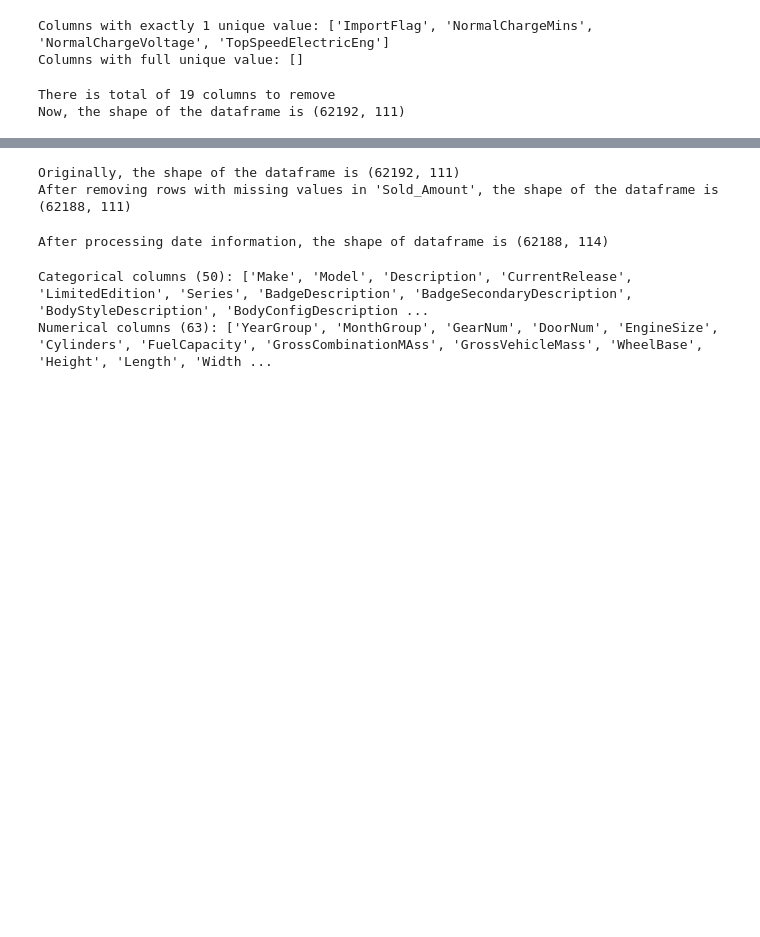
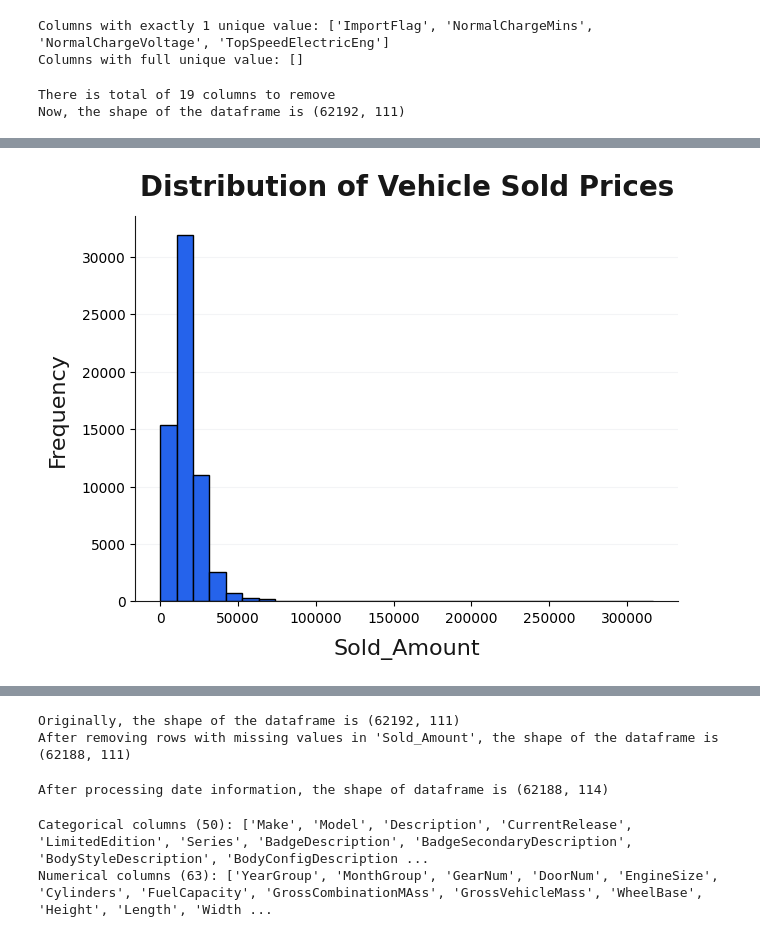
Before and after one commit to xinjue37/Vechicle_Sales_Price_Prediction, a Jupyter notebook: main.ipynb, the cells around one changed output, grey strips where cells are left out. Drawn from its saved outputs; the diff is of its cells as text; code cells hidden in the pictures; blank space fills up the shorter version.

```diff
--- a/main.ipynb
+++ b/main.ipynb
@@ -327,0 +192,20 @@ Now, the shape of the dataframe is (62192, 111)
+# %%
+target_col = 'Sold_Amount'
+if target_col in df.columns:
+    plt.figure(figsize=(7, 5))
+    plt.hist(df[target_col].dropna(), bins=30, color='#2563EB', edgecolor='black')
+    plt.title('Distribution of Vehicle Sold Prices', pad=15, fontsize=20, fontweight='semibold', color='#171717')
+    plt.xlabel('Sold_Amount', labelpad=10, fontsize=16, fontweight='medium', color='#171717')
+    plt.ylabel('Frequency', labelpad=10, fontsize=16, fontweight='medium', color='#171717')
+    plt.grid(axis='y', color='#F3F4F6')
+    ax = plt.gca()
+    ax.spines['top'].set_visible(False)
+    ax.spines['right'].set_visible(False)
+    ax.spines['left'].set_color('#171717')
+    ax.spines['bottom'].set_color('#171717')
+    ax.set_axisbelow(True)
+    plt.show()
+else:
+    print(f"Column '{target_col}' not found in the dataset. Available columns: ", list(df.columns))
+# %% [output]
+[figure, added]
```
Also changed, not shown: parts of 47 cells of this notebook, 2 other files.
